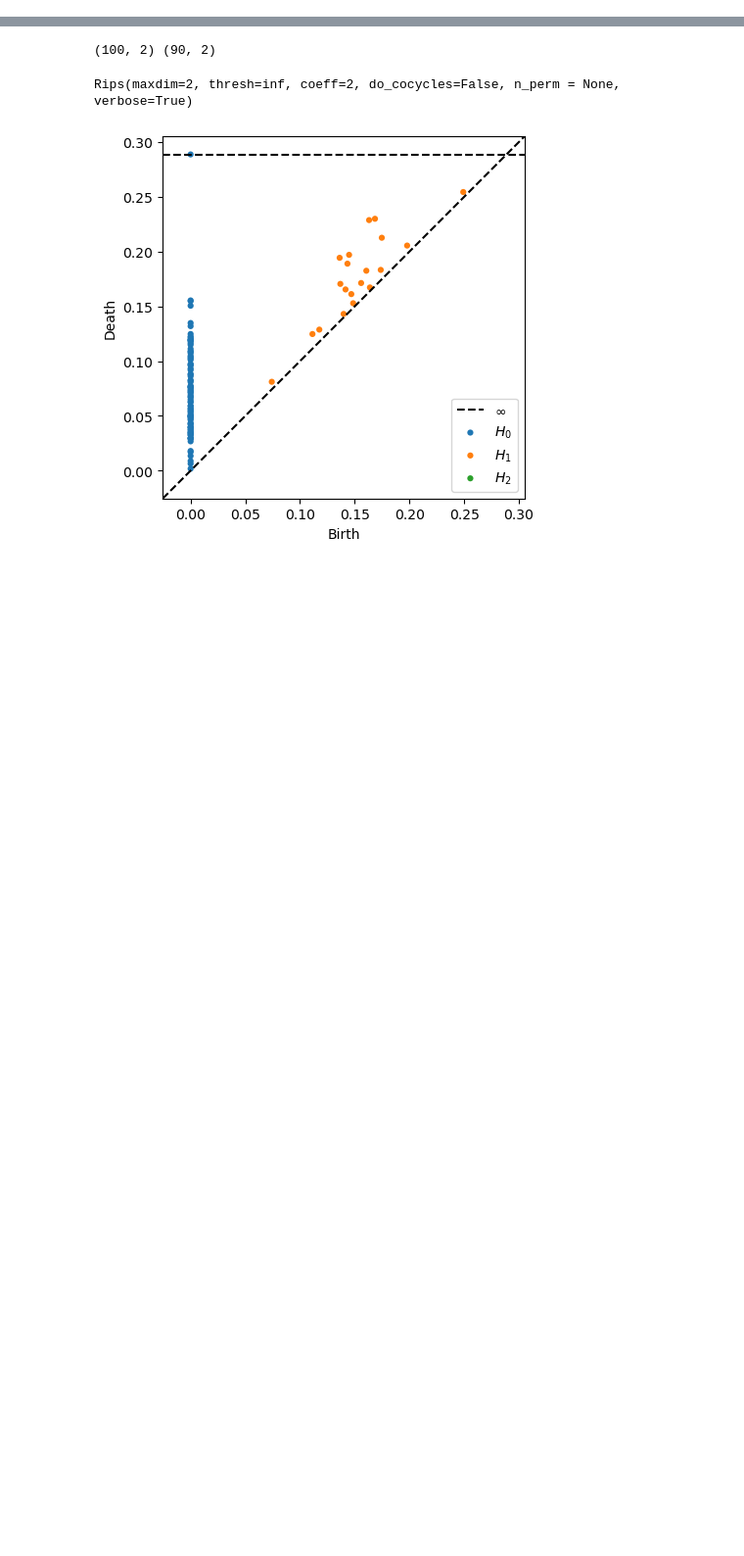
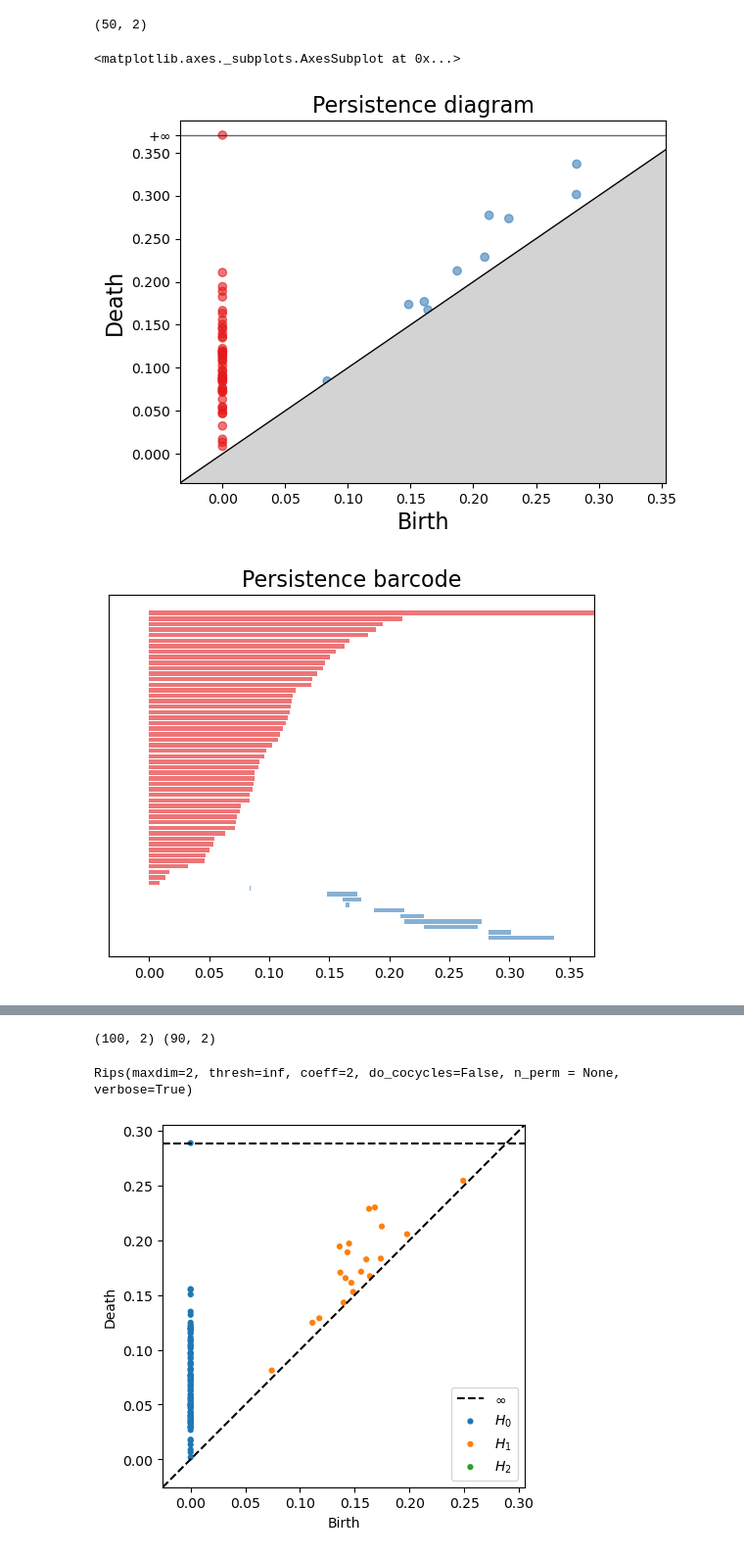
Before and after one commit to mzhyui/PHTDA-Net, a Jupyter notebook: traceback.ipynb, the cells around one changed output, grey strips where cells are left out. Shown: that part at 98% size. Drawn from its saved outputs; the diff is of its cells as text; code cells hidden in the pictures; blank space fills up the shorter version.

```diff
--- a/traceback.ipynb
+++ b/traceback.ipynb
@@ -0,0 +1,32 @@
+# %%
+import numpy as np
+import gudhi as gd
+from ripser import Rips
+
+np.random.seed(0)
+n_points = 25
+
+# Angles for each point on the circle
+angles = np.linspace(0, 2*np.pi, n_points, endpoint=False)
+
+# Coordinates for each point on the circle
+x_coords = np.cos(angles)
+y_coords = np.sin(angles)
+
+# Combine x and y coordinates into a 2D array
+circle_points = np.column_stack((x_coords, y_coords))
+data = np.random.rand(50, 2)
+# data = np.append(circle_points, np.column_stack((2*x_coords, 2*y_coords)), axis=0)
+print(data.shape)
+
+rips_complex = gd.RipsComplex(points=data, max_edge_length=2)
+simplex_tree = rips_complex.create_simplex_tree(max_dimension=4)
+persistence = simplex_tree.persistence()
+
+gd.plot_persistence_diagram(persistence=persistence)
+gd.plot_persistence_barcode(persistence=persistence)
+# %% [output]
+(50, 2)
+<matplotlib.axes._subplots.AxesSubplot at 0x...>
+[figure, added]
+[figure, added]
```
Also changed, not shown: parts of 28 cells of this notebook, 3 other files.
